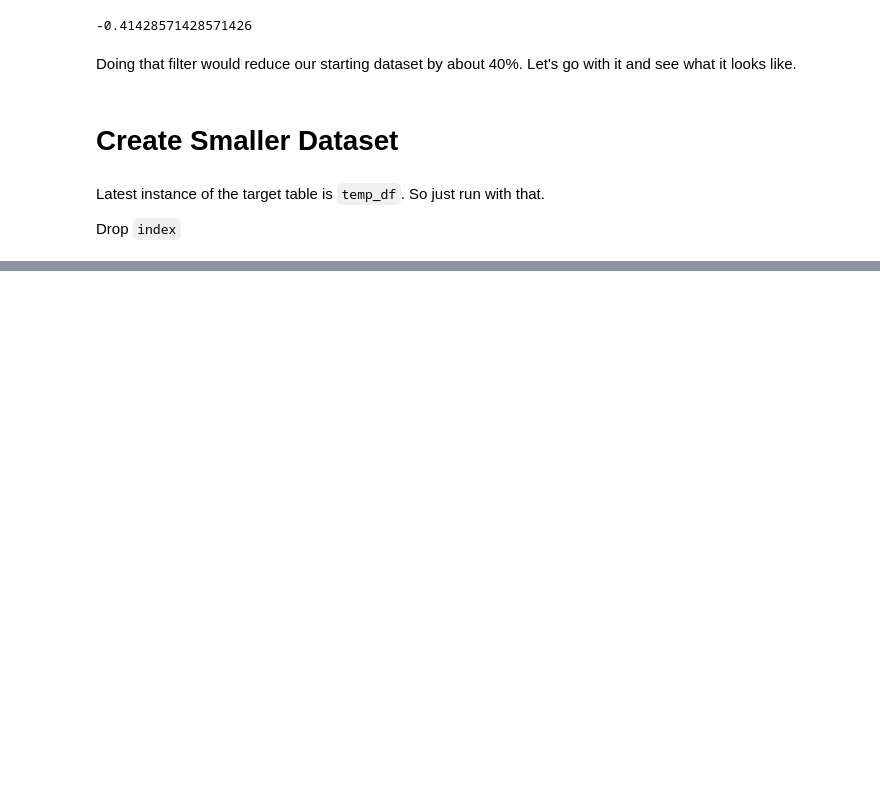
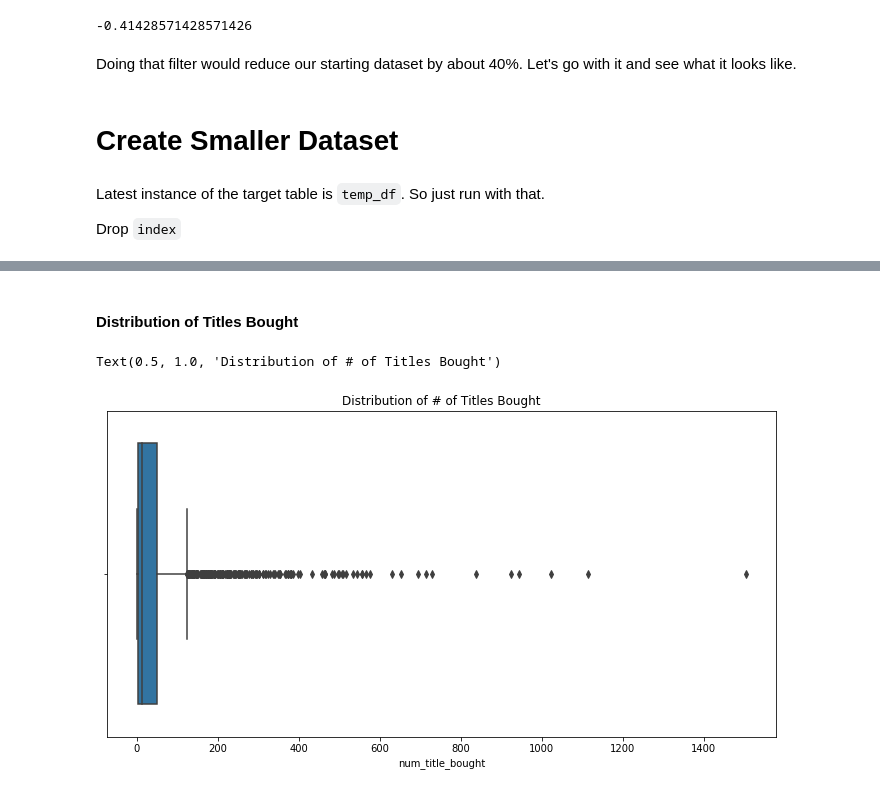
Before and after one commit to werlindo/comics_rx, a Jupyter notebook: comics_rx-2_eda.ipynb, the cells around one changed output, grey strips where cells are left out. Cells and saved outputs as stored; diff of their text form; code cells hidden in the pictures; blank space fills up the shorter version.

```diff
--- a/comics_rx-2_eda.ipynb
+++ b/comics_rx-2_eda.ipynb
@@ -341,0 +397,2 @@ temp_df.to_json('raw_data/trans_filtered.json', orient='records', lines=True)
+# %% [markdown]
+#### Distribution of Titles Bought
@@ -341,0 +416,4 @@ temp_df.to_json('raw_data/trans_filtered.json', orient='records', lines=True)
+# %%
+# Check results
+temp_df = pd.DataFrame(cur.fetchall())
+temp_df.columns = [col.name for col in cur.description]
@@ -341,0 +422,8 @@ temp_df.to_json('raw_data/trans_filtered.json', orient='records', lines=True)
+# %%
+fig, ax = plt.subplots(figsize=(12,6))
+
+sns.boxplot(data=temp_df, x='num_title_bought')
+ax.set_title("Distribution of # of Titles Bought")
+# %% [output]
+Text(0.5, 1.0, 'Distribution of # of Titles Bought')
+[figure, added]
```
Also changed, not shown: parts of 39 cells of this notebook, 2 other files.
